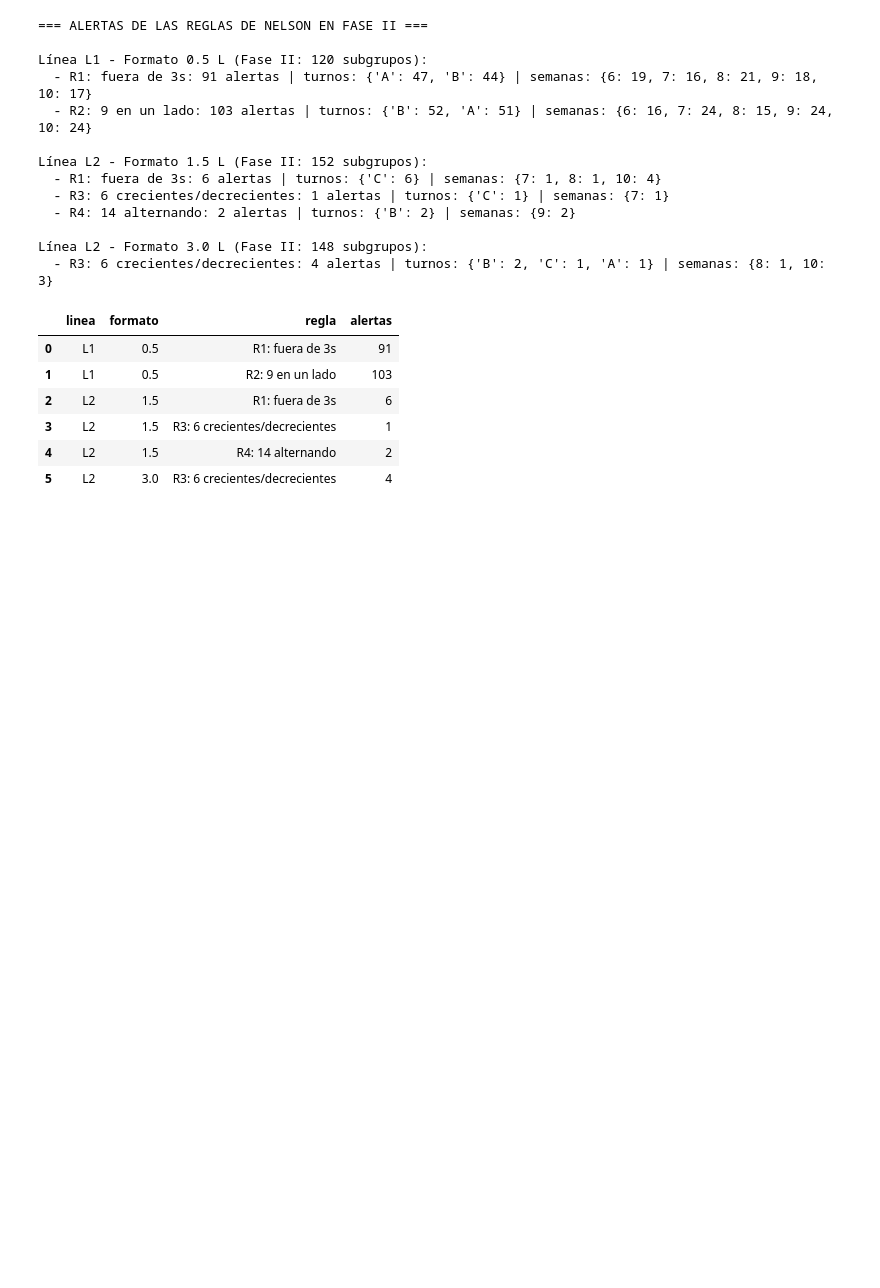
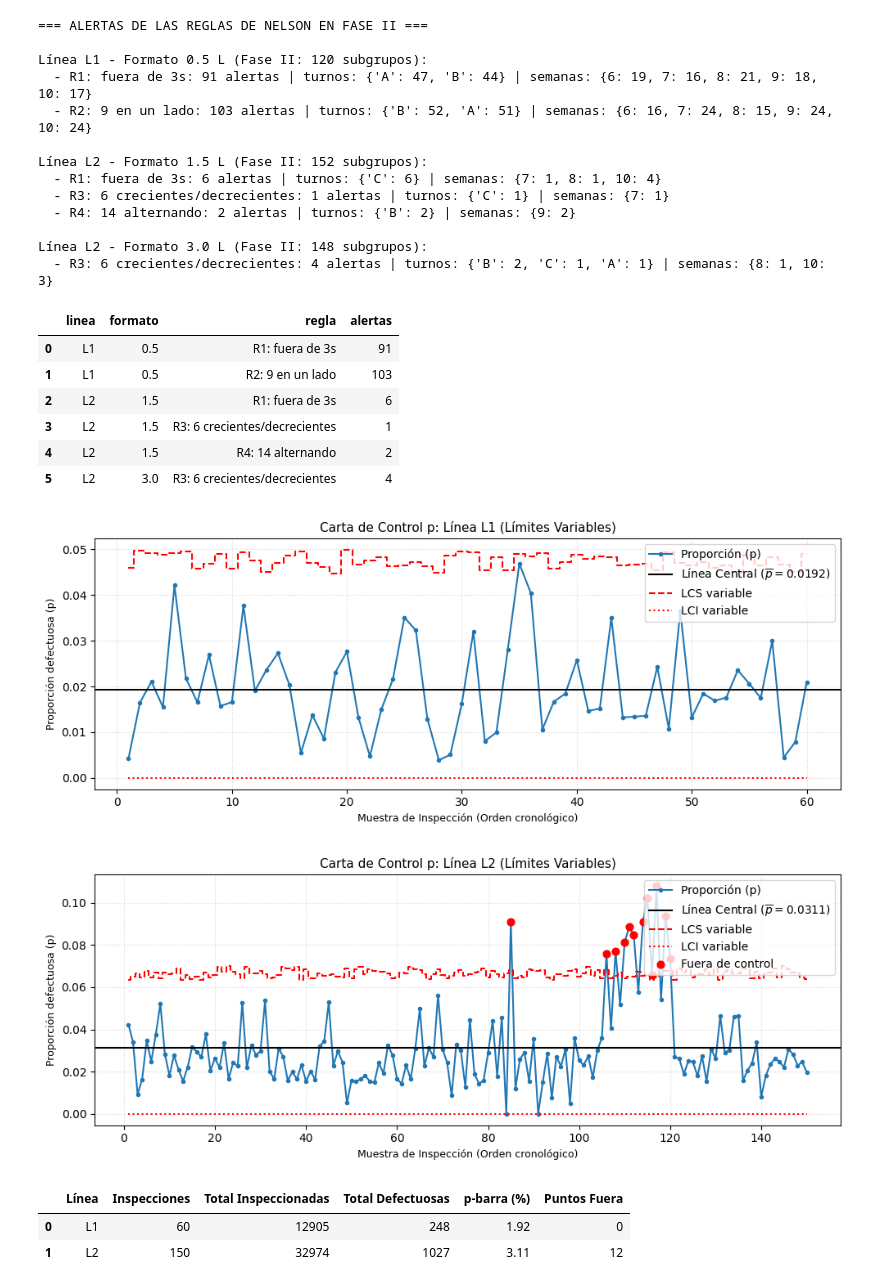
Before and after one commit to camiloascencio-hash/GP-S, a Jupyter notebook: E1_OFF.ipynb, the cells around one changed output. Cells and saved outputs as stored; diff of their text form; code cells hidden in the pictures; blank space fills up the shorter version.

```diff
--- a/E1_OFF.ipynb
+++ b/E1_OFF.ipynb
@@ -785,3 +785,64 @@ Línea L2 - Formato 3.0 L (Fase II: 148 subgrupos):
 | 3 | L2 | 1.5 | R3: 6 crecientes/decrecientes | 1 |
 | 4 | L2 | 1.5 | R4: 14 alternando | 2 |
 | 5 | L2 | 3.0 | R3: 6 crecientes/decrecientes | 4 |
+# %%
+df_atr_proc = atr.copy()
+resumen_lineas = []
+
+for linea_nom, datos in df_atr_proc.groupby("linea"):
+    datos = datos.sort_values(["fecha", "turno"]).reset_index(drop=True)
+    datos["orden"] = datos.index + 1
+
+    # Proporción observada por subgrupo
+    datos["p"] = datos["n_defectuosas"] / datos["n_inspeccionadas"]
+
+    # Totales y línea central (p-barra) de la línea
+    tot_insp = datos["n_inspeccionadas"].sum()
+    tot_def = datos["n_defectuosas"].sum()
+    p_bar = tot_def / tot_insp
+
+    # Límites variables escalonados (+/- 3 sigma)
+    error = np.sqrt((p_bar * (1 - p_bar)) / datos["n_inspeccionadas"])
+    datos["LCS"] = np.minimum(1.0, p_bar + 3 * error)
+    datos["LCI"] = np.maximum(0.0, p_bar - 3 * error)
+
+    # Detección de fuera de control
+    datos["fuera"] = (datos["p"] > datos["LCS"]) | (datos["p"] < datos["LCI"])
+    pts_fuera = datos[datos["fuera"]]
+
+    resumen_lineas.append({
+        "Línea": linea_nom,
+        "Inspecciones": len(datos),
+        "Total Inspeccionadas": tot_insp,
+        "Total Defectuosas": tot_def,
+        "p-barra (%)": round(p_bar * 100, 2),
+        "Puntos Fuera": len(pts_fuera)
+    })
+
+    # Gráfico de la Carta p para la línea evaluada
+    fig, ax = plt.subplots(figsize=(10, 4))
+    ax.plot(datos["orden"], datos["p"], "o-", markersize=3, color="tab:blue", label="Proporción (p)")
+    ax.axhline(p_bar, color="black", linestyle="-", label=f"Línea Central ($\overline{{p}} = {p_bar:.4f}$)")
+    ax.step(datos["orden"], datos["LCS"], color="red", linestyle="--", where="mid", label="LCS variable")
+    ax.step(datos["orden"], datos["LCI"], color="red", linestyle=":", where="mid", label="LCI variable")
+
+    if len(pts_fuera) > 0:
+        ax.scatter(pts_fuera["orden"], pts_fuera["p"], color="red", s=40, zorder=5, label="Fuera de control")
+
+    ax.set_title(f"Carta de Control p: Línea {linea_nom} (Límites Variables)", fontsize=11)
+    ax.set_xlabel("Muestra de Inspección (Orden cronológico)", fontsize=9)
+    ax.set_ylabel("Proporción defectuosa (p)", fontsize=9)
+    ax.grid(True, linestyle=":", alpha=0.5)
+    ax.legend(loc="upper right")
+    plt.tight_layout()
+    plt.show()
+
+# Resumen numérico consolidado
+df_res_lineas = pd.DataFrame(resumen_lineas)
+display(df_res_lineas)
+# %% [output]
+[figure, added]
+[figure, added]
+|  | Línea | Inspecciones | Total Inspeccionadas | Total Defectuosas | p-barra (%) | Puntos Fuera |
+| 0 | L1 | 60 | 12905 | 248 | 1.92 | 0 |
+| 1 | L2 | 150 | 32974 | 1027 | 3.11 | 12 |
```
Also changed, not shown: parts of 2 cells of this notebook.
